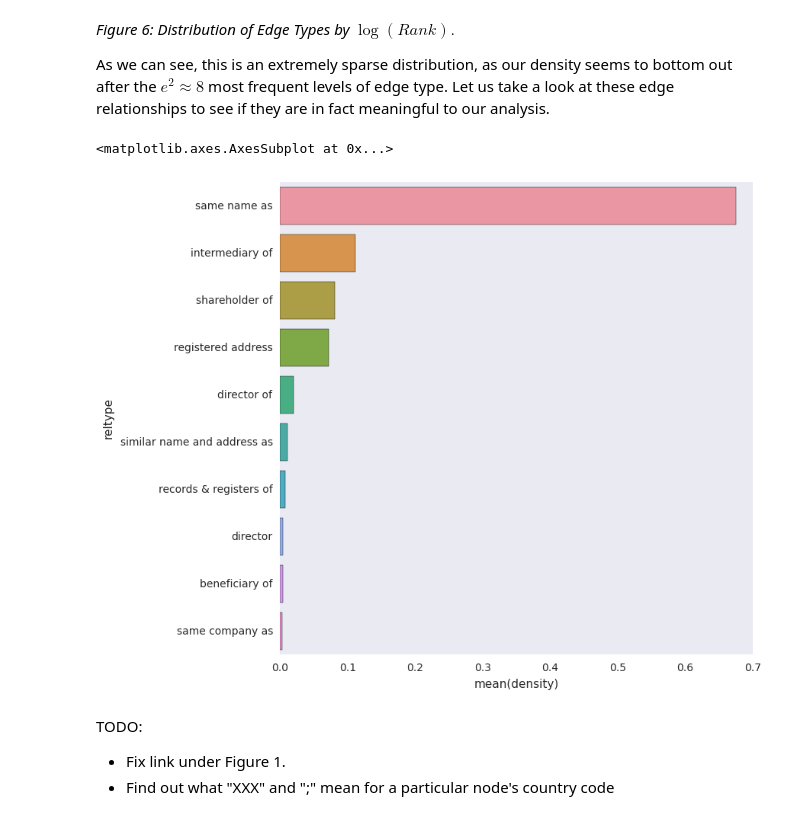
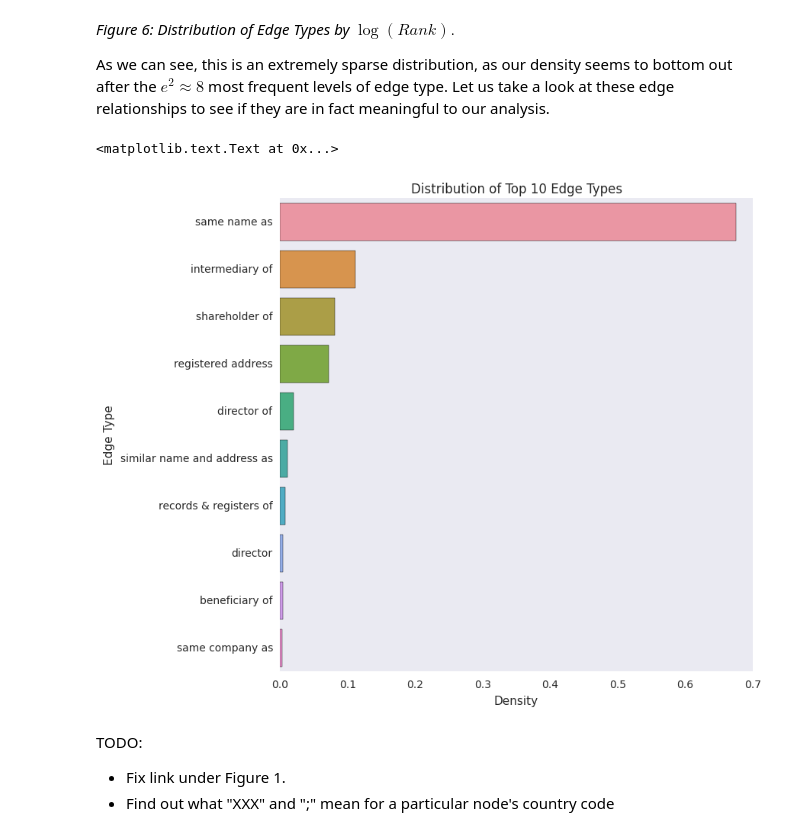
Before and after one commit to PLBMR/networksFinalProject, a Jupyter notebook: analysis/initialAnalysis.ipynb, the cells around one changed output. Cells and saved outputs as stored; diff of their text form; code cells hidden in the pictures.

```diff
--- a/analysis/initialAnalysis.ipynb
+++ b/analysis/initialAnalysis.ipynb
@@ -209,14 +209,14 @@ As we can see, this is an extremely sparse distribution, as our density seems to
 # %%
 topTenEdgeTypes = edgeTypeCountFrame.iloc[0:topLev,:]
 #plot it
 givenFig = plt.figure(figsize = (figWidth,figHeight))
 sns.barplot(y = "reltype",x = "density",data = topTenEdgeTypes,orient = "h")
 plt.xlabel("Density")
 plt.ylabel("Edge Type")
-plt.title
+plt.title("Distribution of Top 10 Edge Types")
 # %% [output]
-<matplotlib.axes.AxesSubplot at 0x...>
+<matplotlib.text.Text at 0x...>
-[figure, old version]
+[figure, new version]
 # %% [markdown]
 TODO:
 
```
Also changed, not shown: 1 other file.
